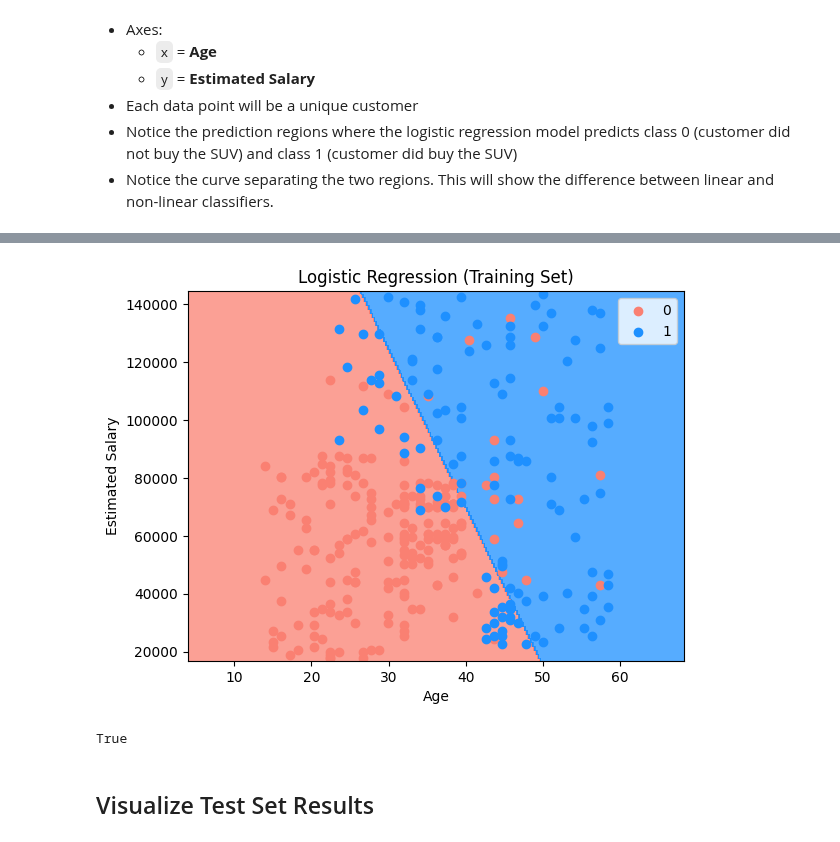
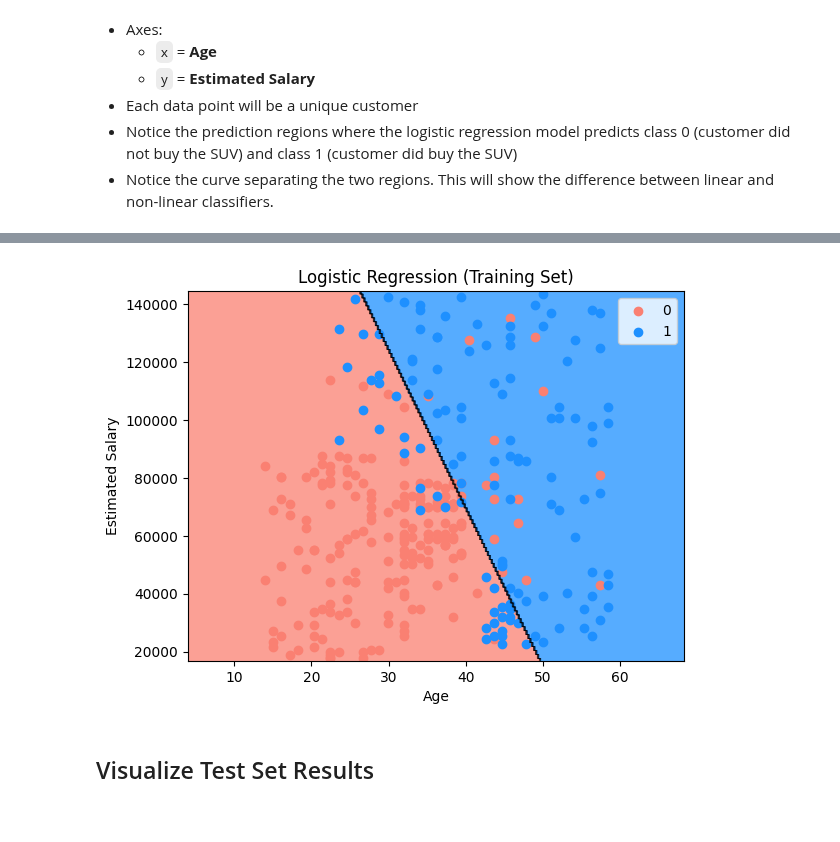
Before and after one commit to opengood-aio/ai-training, a Jupyter notebook: machine-learning/classification/01-logistic-regression/new-suv-purchase-classification/logistic_regression.ipynb, the cells around one changed output, grey strips where cells are left out. Cells and saved outputs as stored; diff of their text form; code cells hidden in the pictures.

Commit message:
Refactor K-NN and SVM classification models (#22)
* Update K-NN model

* Refactor K-NN and SVM classification models

```diff
--- a/machine-learning/classification/01-logistic-regression/new-suv-purchase-classification/logistic_regression.ipynb
+++ b/machine-learning/classification/01-logistic-regression/new-suv-purchase-classification/logistic_regression.ipynb
@@ -261,8 +263,23 @@ from opengood.py_ml_plot import display_classification_plot
-# %%
-display_classification_plot(X_train, y_train, sc, classifier, ListedColormap(('salmon', 'dodgerblue')),
-                            'Logistic Regression (Training Set)', 'Age', 'Estimated Salary')
-# %% [output]
-[figure, removed]
-True
+# %%
+setup_classification_plot(
+    x=X_train,
+    y=y_train,
+    cmap=ListedColormap(("salmon", "dodgerblue")),
+    title="Logistic Regression (Training Set)",
+    x_label="Age",
+    y_label="Estimated Salary",
+    feature_scale=lambda x_set, y_set: (
+        sc.inverse_transform(x_set), y_set
+    ),
+    predict=lambda x1, x2: (
+        classifier.predict(
+            sc.transform(
+                np.array([x1.ravel(), x2.ravel()]).T)
+        ).reshape(x1.shape)
+    )
+)
+plt.show()
+# %% [output]
+[figure, added]
 # %% [markdown]
 ## Visualize Test Set Results
```
Also changed, not shown: parts of 6 cells of this notebook, 5 other files.
